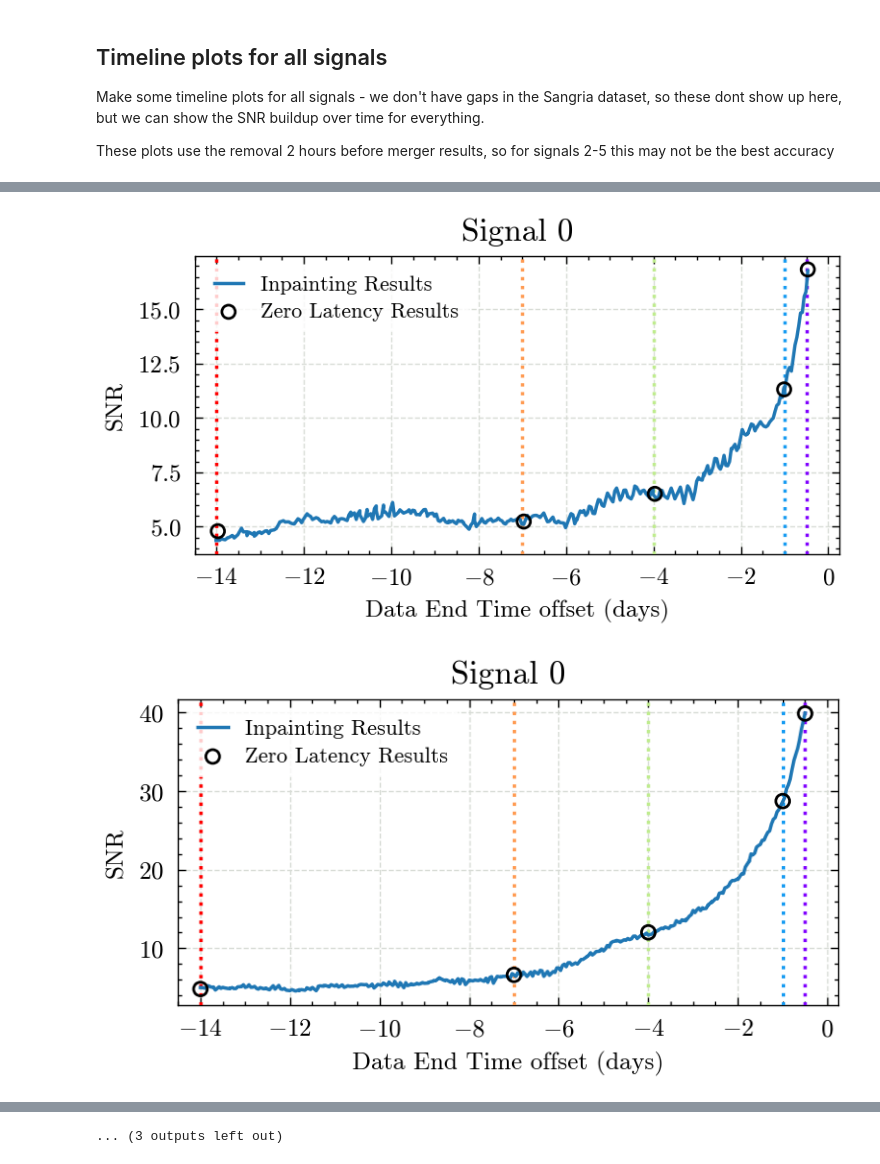
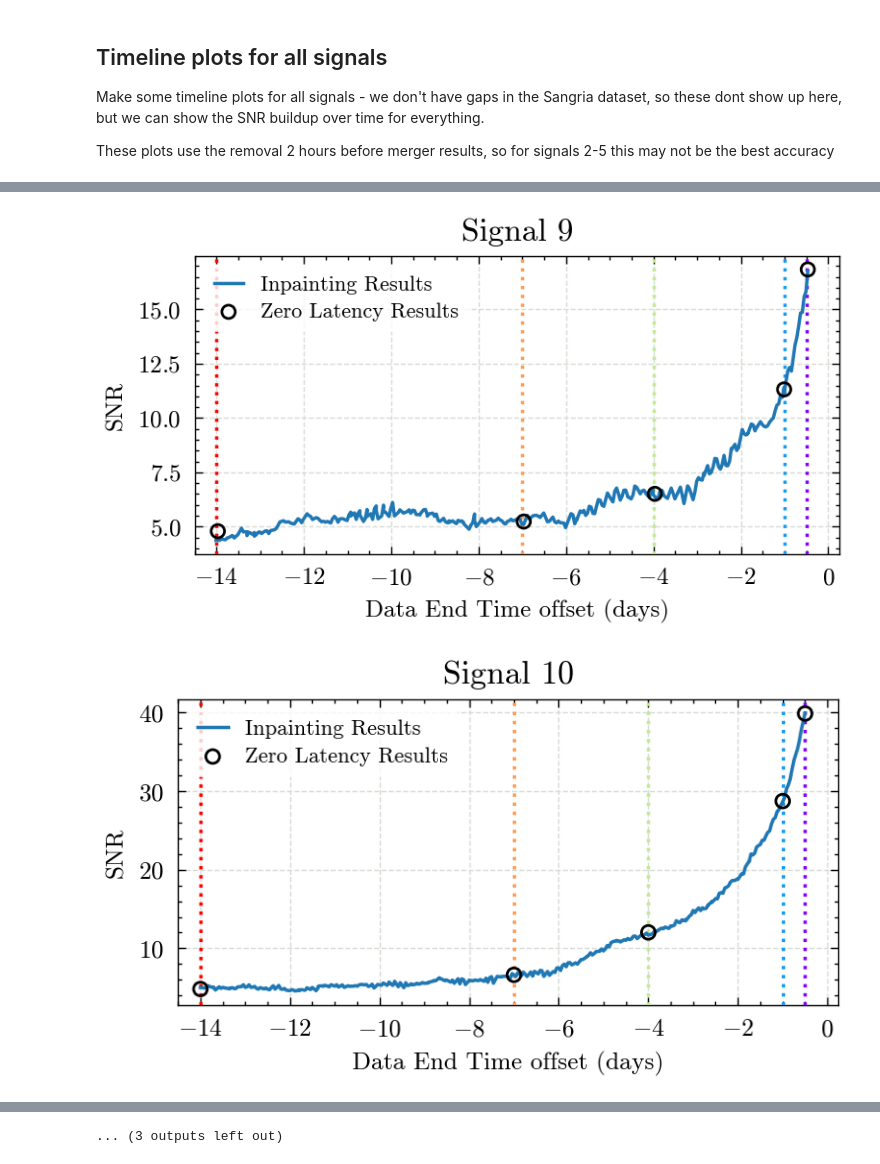
Before and after one commit to icg-gravwaves/lisa_premerger_sangria, a Jupyter notebook: search/inpainting_runs/plot_focused_data_results.ipynb, the cells around one changed output, grey strips where cells are left out. Saved outputs shown, nothing was run; the diff lists cells and outputs as text; code cells hidden in the pictures.

```diff
--- a/search/inpainting_runs/plot_focused_data_results.ipynb
+++ b/search/inpainting_runs/plot_focused_data_results.ipynb
@@ -49,13 +49,17 @@ times_before = [0.5, 1, 4, 7, 14]
 
 results_noremoval = get_results(
     f"results/data_runs_focused_noremoval.hdf",
+    filter_times_before=times_before
 )
+
 results_varremoval = get_results(
     f"results/data_runs_focused_varied_removal.hdf",
+    filter_times_before=times_before
 )
 
 results_2hrremoval = get_results(
     f"results/data_runs_psd_estimate.hdf",
+    filter_times_before=times_before
 )
 # %%
 # Get the truth times
@@ -531,11 +555,11 @@ for signal_number in np.arange(15):
 
     ax.grid(zorder=0)
     ax.set_xlim(-14.5, 0.25)
-    ax.set_title(f'Signal {example_signal}')
+    ax.set_title(f'Signal {signal_number}')
     ax.legend(loc='upper left')
     ax.set_ylabel('SNR')
     ax.set_xlabel('Data End Time offset (days)')
     fig.show()
-    fig.savefig(f'plots/signal_{example_signal}_end_timeline.png')
+    fig.savefig(f'plots/signal_{signal_number}_end_timeline.png')
 # %% [output]
 [figure]
@@ -549,3 +573,3 @@ for signal_number in np.arange(15):
 [figure]
 [figure]
-[figure, old version]
+[figure, new version]
```
Also changed, not shown: parts of 12 cells of this notebook, 1 other file.
